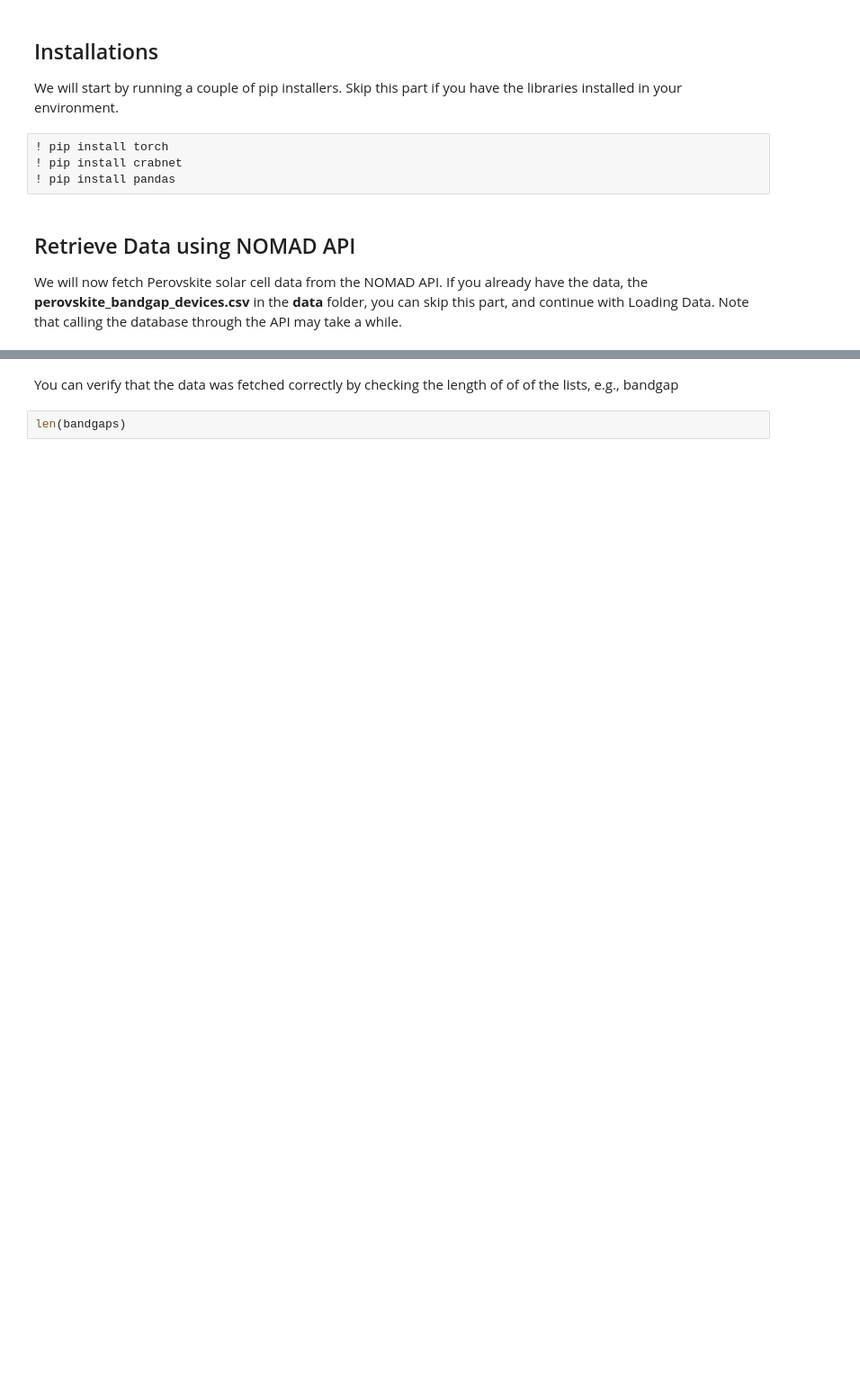
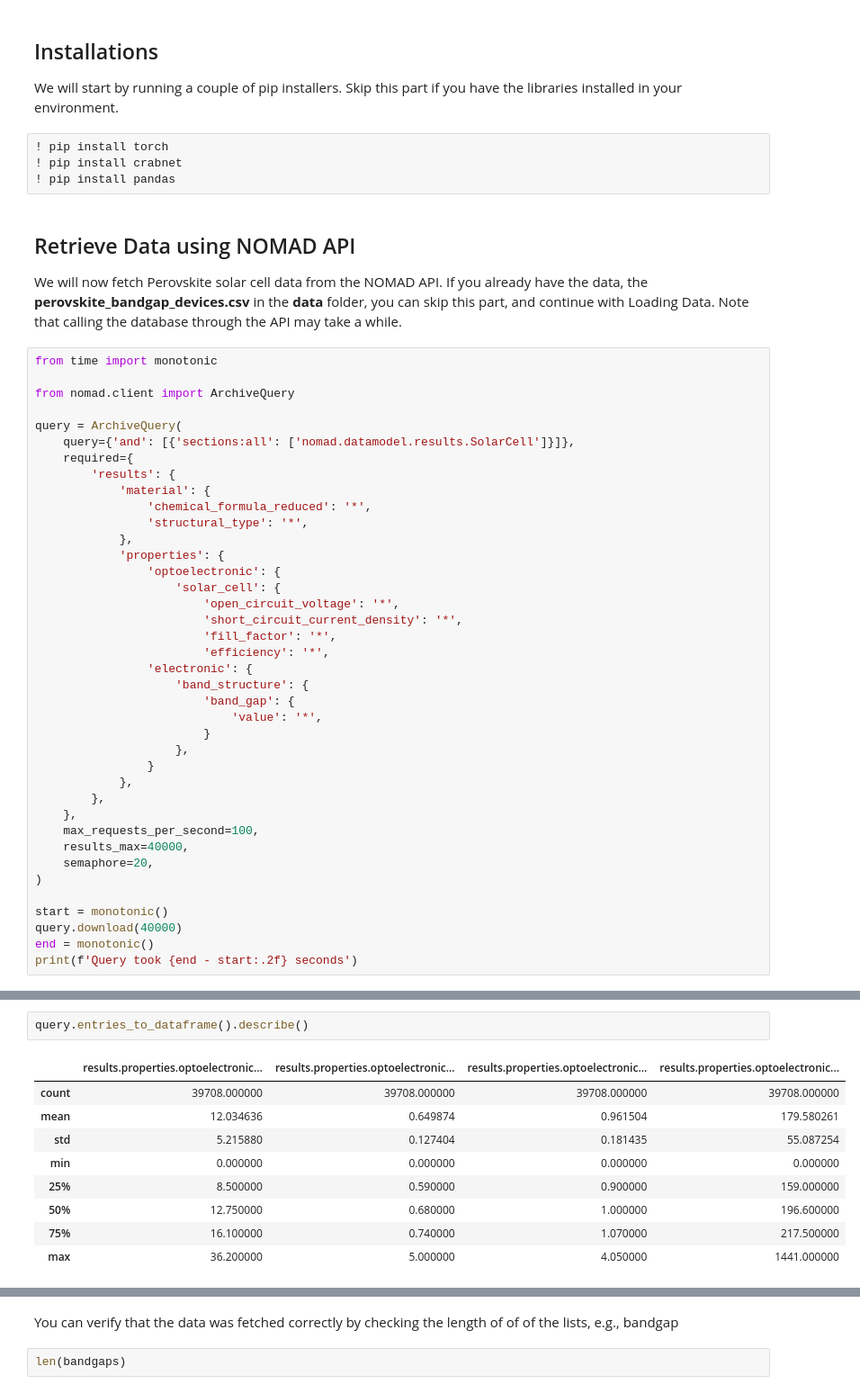
Before and after one commit to FAIRmat-NFDI/nomad-perovskite-solar-cells-database, a Jupyter notebook: src/perovskite_solar_cell_database/example_uploads/perovskite_database/crabnet-perovskite-bandgap-prediction.ipynb, the cells around one changed output, grey strips where cells are left out. Shown at 90% size. Drawn from its saved outputs; the diff is of its cells as text; blank space fills up the shorter version.

```diff
--- a/src/perovskite_solar_cell_database/example_uploads/perovskite_database/crabnet-perovskite-bandgap-prediction.ipynb
+++ b/src/perovskite_solar_cell_database/example_uploads/perovskite_database/crabnet-perovskite-bandgap-prediction.ipynb
@@ -55,3 +55,42 @@ We will start by running a couple of pip installers. Skip this part if you have
 ## Retrieve Data using NOMAD API
 
 We will now fetch Perovskite solar cell data from the NOMAD API.  If you already have the data, the **perovskite_bandgap_devices.csv** in the **data** folder, you can skip this part, and continue with Loading Data. Note that calling the database through the API may take a while.
+# %%
+from time import monotonic
+
+from nomad.client import ArchiveQuery
+
+query = ArchiveQuery(
+    query={'and': [{'sections:all': ['nomad.datamodel.results.SolarCell']}]},
+    required={
+        'results': {
+            'material': {
+                'chemical_formula_reduced': '*',
+                'structural_type': '*',
+            },
+            'properties': {
+                'optoelectronic': {
+                    'solar_cell': {
+                        'open_circuit_voltage': '*',
+                        'short_circuit_current_density': '*',
+                        'fill_factor': '*',
+                        'efficiency': '*',
+                'electronic': {
+                    'band_structure': {
+                        'band_gap': {
+                            'value': '*',
+                        }
+                    },
+                }
+            },
+        },
+    },
+    max_requests_per_second=100,
+    results_max=40000,
+    semaphore=20,
+)
+
+start = monotonic()
+query.download(40000)
+end = monotonic()
+print(f'Query took {end - start:.2f} seconds')
@@ -58,3 +107,15 @@ We will now fetch Perovskite solar cell data from the NOMAD API.  If you already
+# %%
+query.entries_to_dataframe().describe()
+# %% [output]
+|  | results.properties.optoelectronic... | results.properties.optoelectronic... | results.properties.optoelectronic... | results.properties.optoelectronic... |
+| count | 39708.000000 | 39708.000000 | 39708.000000 | 39708.000000 |
+| mean | 12.034636 | 0.649874 | 0.961504 | 179.580261 |
+| std | 5.215880 | 0.127404 | 0.181435 | 55.087254 |
+| min | 0.000000 | 0.000000 | 0.000000 | 0.000000 |
+| 25% | 8.500000 | 0.590000 | 0.900000 | 159.000000 |
+| 50% | 12.750000 | 0.680000 | 1.000000 | 196.600000 |
+| 75% | 16.100000 | 0.740000 | 1.070000 | 217.500000 |
+| max | 36.200000 | 5.000000 | 4.050000 | 1441.000000 |
 # %%
 import requests
 
```
Also changed, not shown: parts of 5 cells of this notebook.
